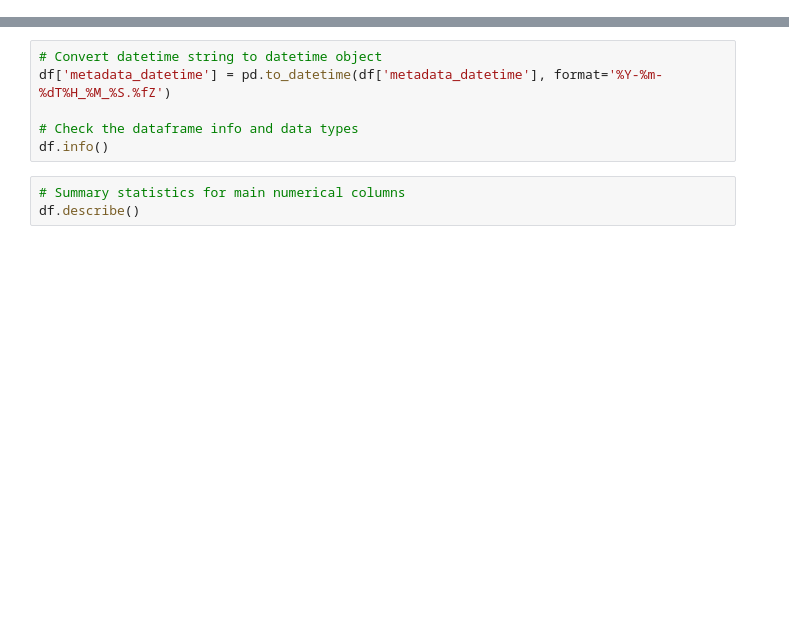
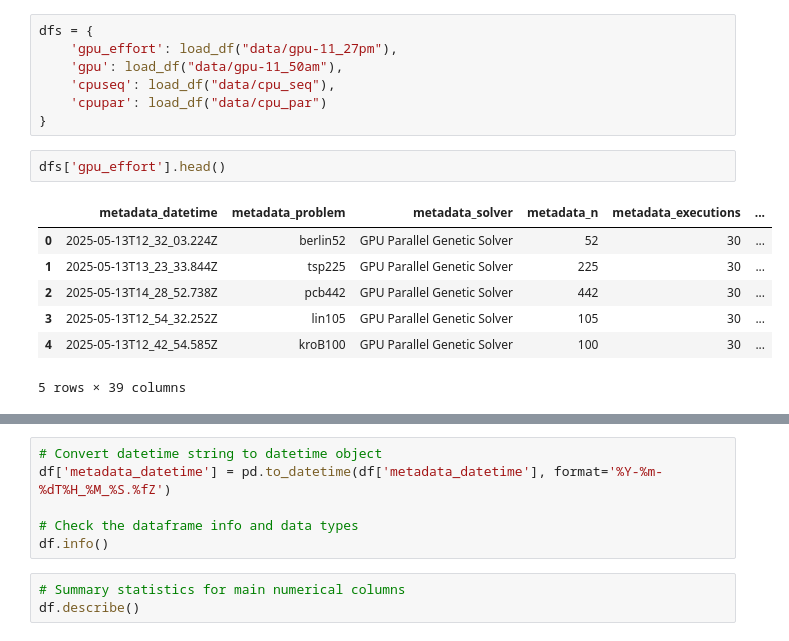
Before and after one commit to srp-mx/parallel-tsp, a Jupyter notebook: analysis/analysis.ipynb, the cells around one changed output, grey strips where cells are left out. Cells and saved outputs as stored; diff of their text form; blank space fills up the shorter version.

Commit message:
Progress on data analysis

```diff
--- a/analysis/analysis.ipynb
+++ b/analysis/analysis.ipynb
@@ -57,0 +54,17 @@ df.head()
+# %%
+dfs = {
+    'gpu_effort': load_df("data/gpu-11_27pm"),
+    'gpu': load_df("data/gpu-11_50am"),
+    'cpuseq': load_df("data/cpu_seq"),
+    'cpupar': load_df("data/cpu_par")
+}
+# %%
+dfs['gpu_effort'].head()
+# %% [output]
+|  | metadata_datetime | metadata_problem | metadata_solver | metadata_n | metadata_executions | ... |
+| 0 | 2025-05-13T12_32_03.224Z | berlin52 | GPU Parallel Genetic Solver | 52 | 30 | ... |
+| 1 | 2025-05-13T13_23_33.844Z | tsp225 | GPU Parallel Genetic Solver | 225 | 30 | ... |
+| 2 | 2025-05-13T14_28_52.738Z | pcb442 | GPU Parallel Genetic Solver | 442 | 30 | ... |
+| 3 | 2025-05-13T12_54_32.252Z | lin105 | GPU Parallel Genetic Solver | 105 | 30 | ... |
+| 4 | 2025-05-13T12_42_54.585Z | kroB100 | GPU Parallel Genetic Solver | 100 | 30 | ... |
+5 rows × 39 columns
```
Also changed, not shown: parts of 6 cells of this notebook.
